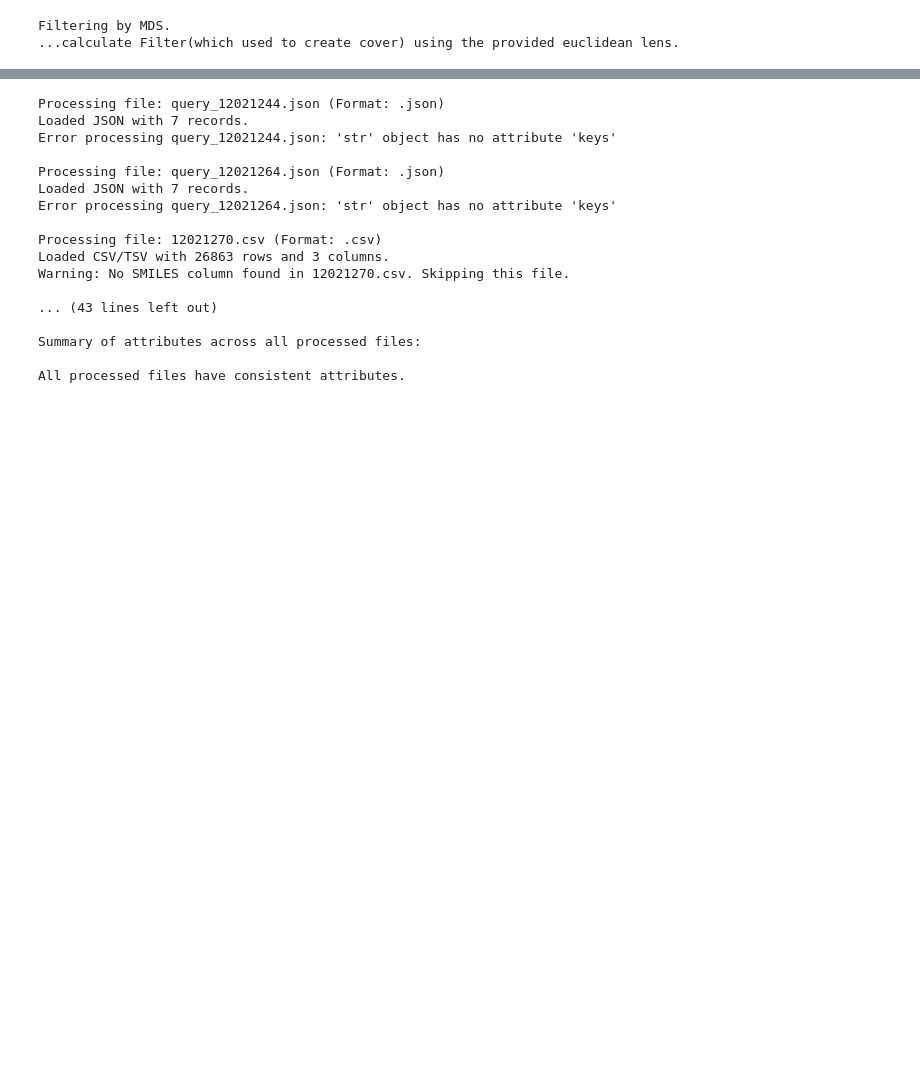
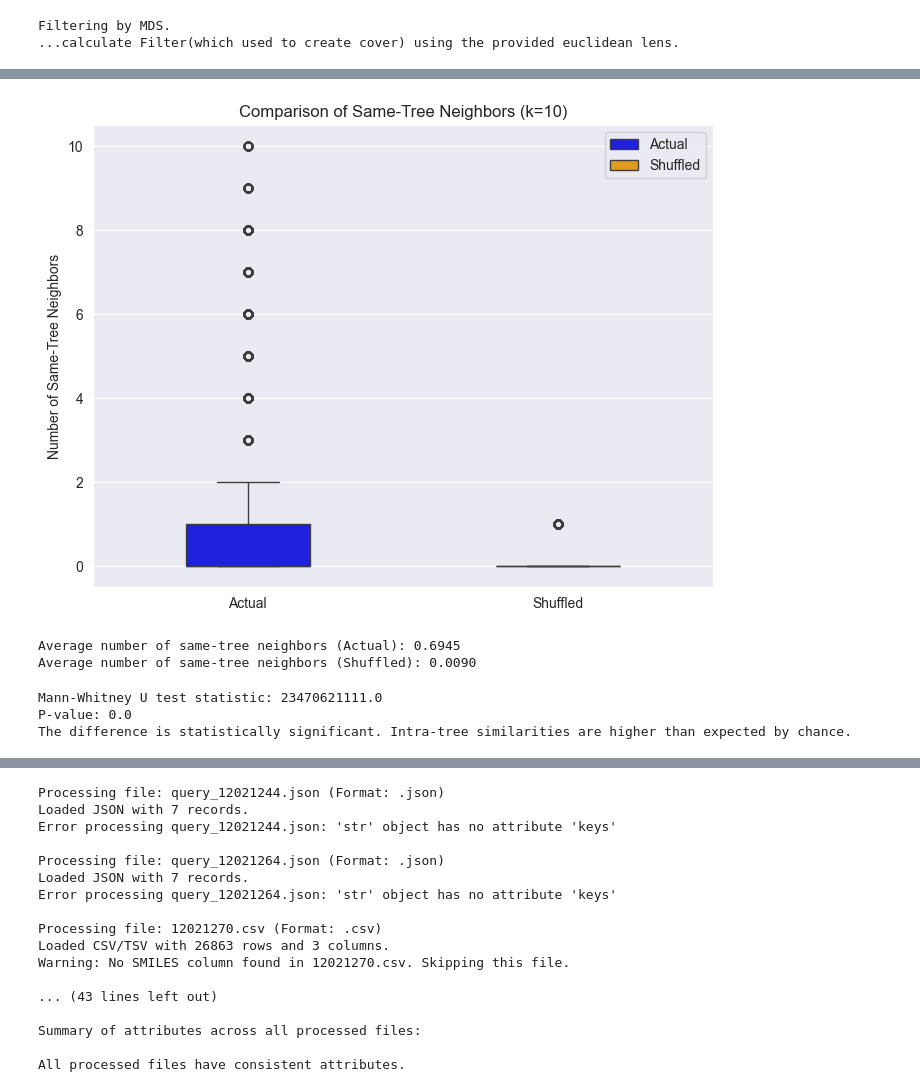
Before and after one commit to Jozefov/MassSpecGymMSn, a Jupyter notebook: notebooks/MSn/dataset_analysis/analysis_2.ipynb, the cells around one changed output, grey strips where cells are left out. Saved outputs shown, nothing was run; the diff lists cells and outputs as text; code cells hidden in the pictures; blank space fills up the shorter version.

```diff
--- a/notebooks/MSn/dataset_analysis/analysis_2.ipynb
+++ b/notebooks/MSn/dataset_analysis/analysis_2.ipynb
@@ -559,0 +726,41 @@ nx.set_node_attributes(graph, tmap_node_levels, 'ms_level')
+# %%
+plt.figure(figsize=(8, 6))
+sns.boxplot(data=data[['same_tree_knn']], color='blue', width=0.4, label='Actual')
+sns.boxplot(data=data_shuffled[['same_tree_knn_shuffled']], color='orange', width=0.4, label='Shuffled')
+plt.title(f'Comparison of Same-Tree Neighbors (k={k})')
+plt.ylabel('Number of Same-Tree Neighbors')
+plt.xticks([0, 1], ['Actual', 'Shuffled'])
+plt.legend()
+plt.show()
+# %% [output]
+[figure, added]
+# %%
+# Calculate average same-tree neighbors
+actual_avg = data['same_tree_knn'].mean()
+shuffled_avg = data_shuffled['same_tree_knn_shuffled'].mean()
+
+print(f"Average number of same-tree neighbors (Actual): {actual_avg:.4f}")
+print(f"Average number of same-tree neighbors (Shuffled): {shuffled_avg:.4f}")
+# %% [output]
+Average number of same-tree neighbors (Actual): 0.6945
+Average number of same-tree neighbors (Shuffled): 0.0090
+# %%
+# Perform Mann-Whitney U test
+stat, p = mannwhitneyu(
+    data['same_tree_knn'],
+    data_shuffled['same_tree_knn_shuffled'],
+    alternative='greater'
+)
+
+print(f"Mann-Whitney U test statistic: {stat}")
+print(f"P-value: {p}")
+
+# Interpretation
+if p < 0.05:
+    print("The difference is statistically significant. Intra-tree similarities are higher than expected by chance.")
+else:
+    print("No statistically significant difference found. Intra-tree similarities are not higher than expected by chance.")
+# %% [output]
+Mann-Whitney U test statistic: 23470621111.0
+P-value: 0.0
+The difference is statistically significant. Intra-tree similarities are higher than expected by chance.
```
Also changed, not shown: parts of 22 cells of this notebook.
